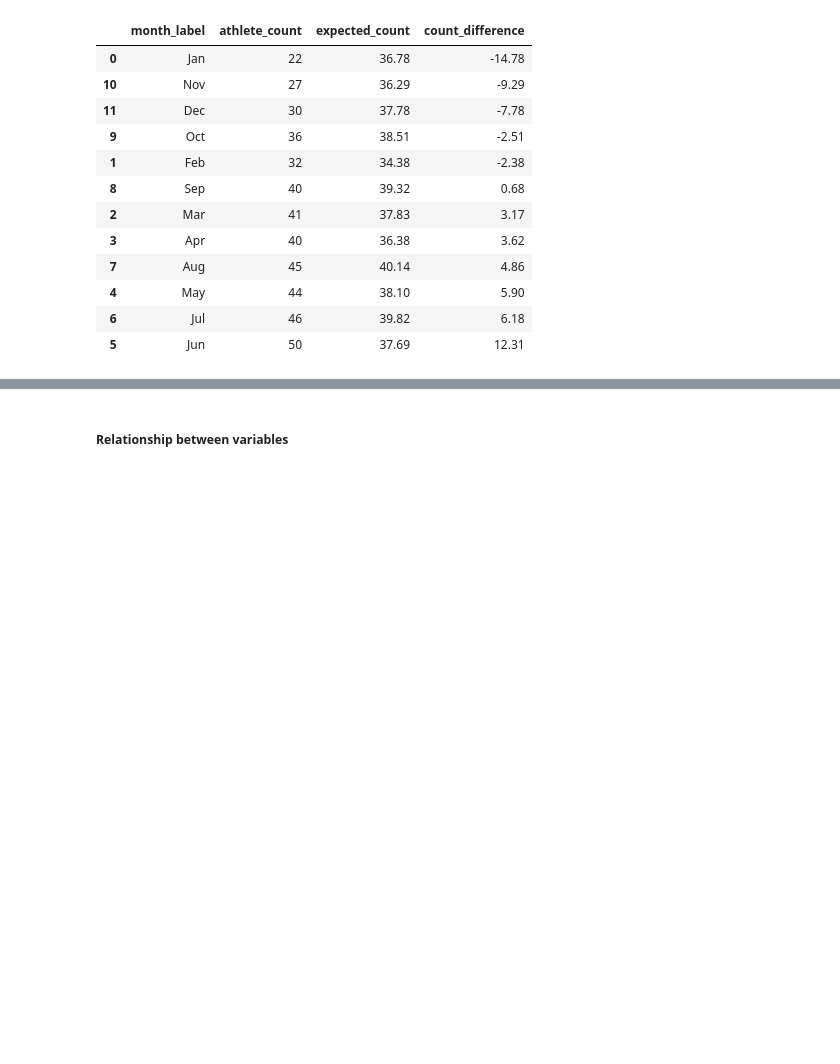
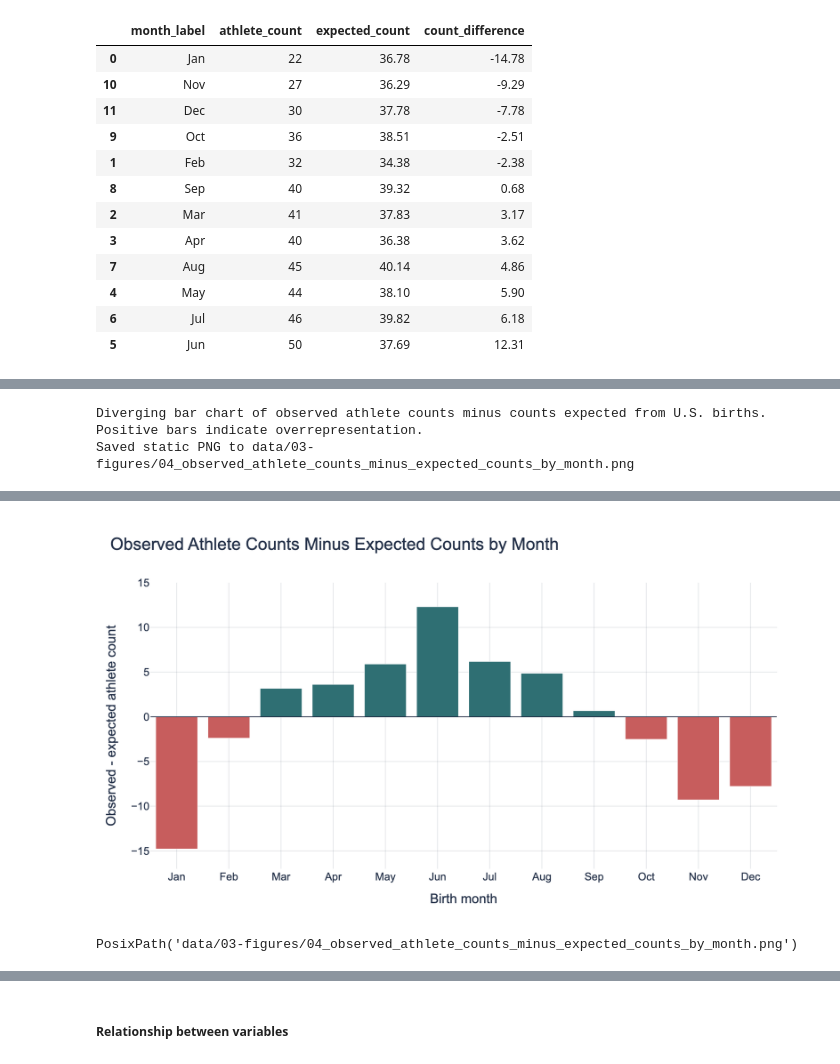
Before and after one commit to COGS108/Group-SP26-092, a Jupyter notebook: 02-EDACheckpoint.ipynb, the cells around one changed output, grey strips where cells are left out. Saved outputs shown, nothing was run; the diff lists cells and outputs as text; code cells hidden in the pictures; blank space fills up the shorter version.

```diff
--- a/02-EDACheckpoint.ipynb
+++ b/02-EDACheckpoint.ipynb
@@ -653,0 +748,6 @@ PosixPath('data/03-figures/07_age_distribution_shape_by_birth_quarter.png')
+# %%
+# Plot 4: Month-level over/underrepresentation relative to the U.S. births baseline.
+save_and_show_plot(fig_observed_minus_expected_month(month_dist))
+# %% [output]
+Diverging bar chart of observed athlete counts minus counts expected from U.S. births. Positive bars indicate overrepresentation.
+Saved static PNG to data/03-figures/04_observed_athlete_counts_minus_expected_counts_by_month.png
@@ -653,0 +755,2 @@ PosixPath('data/03-figures/07_age_distribution_shape_by_birth_quarter.png')
+[figure, added]
+PosixPath('data/03-figures/04_observed_athlete_counts_minus_expected_counts_by_month.png')
```
Also changed, not shown: parts of 27 cells of this notebook, 16 other files.
